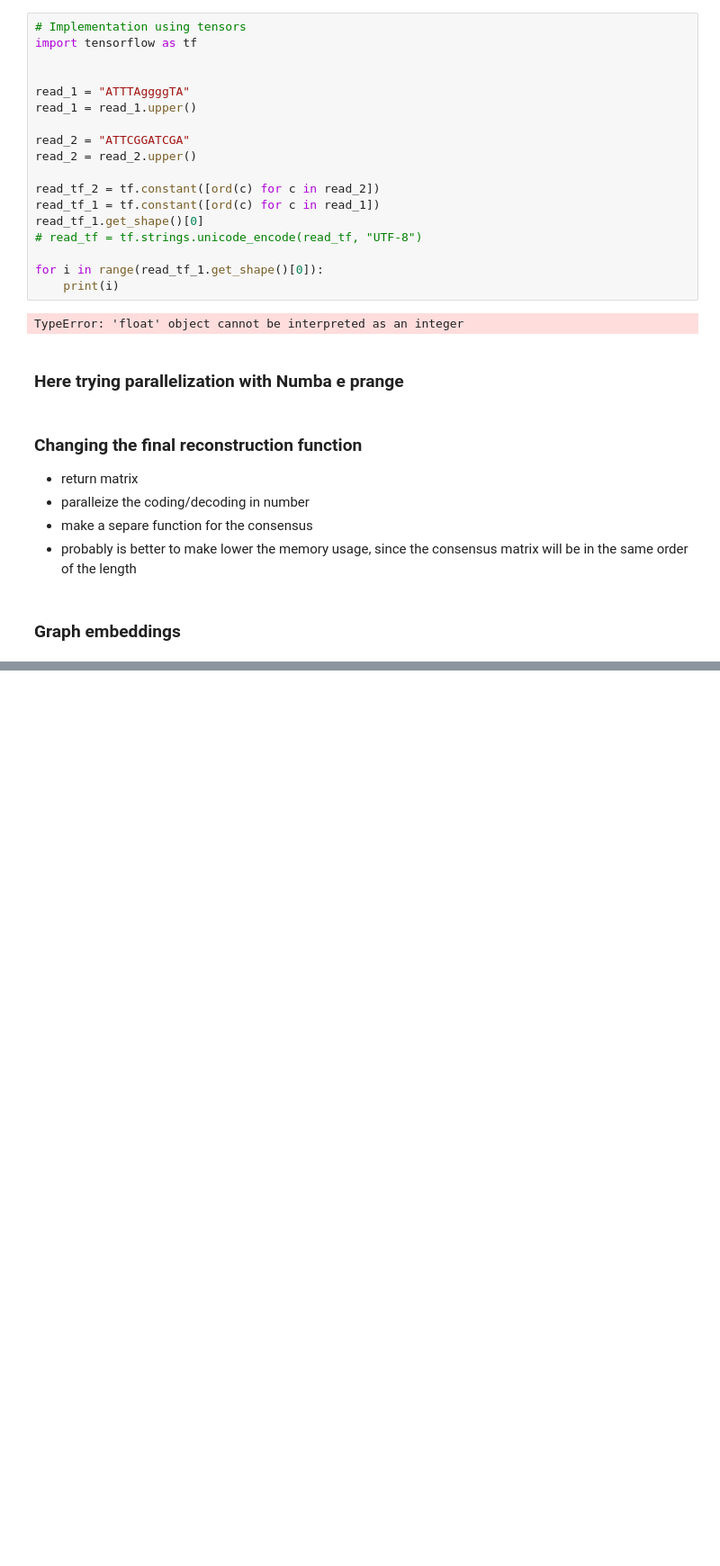
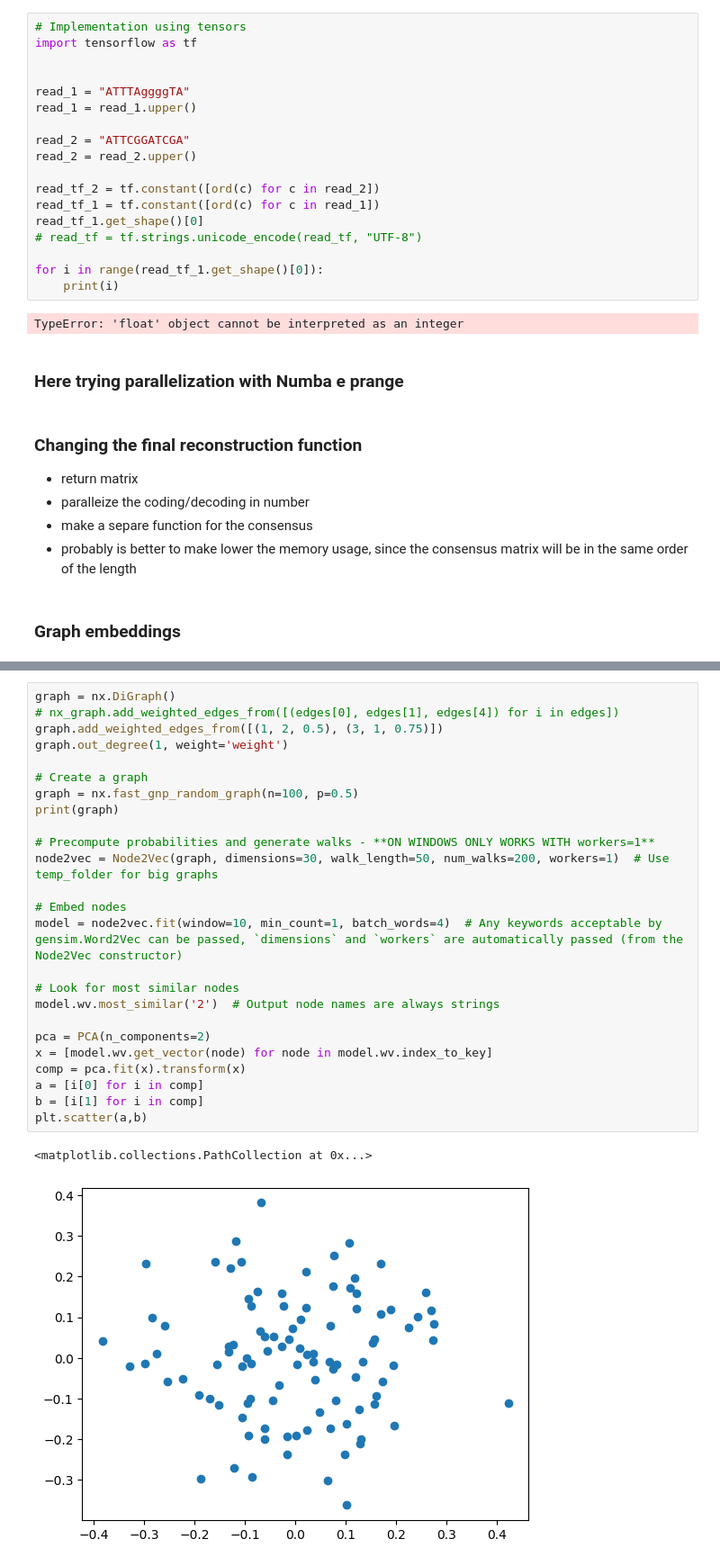
Before and after one commit to filippomirul/De_Novo_Ant_Assembly, a Jupyter notebook: Tryouts/ANT_assembly_my.ipynb, the cells around one changed output, grey strips where cells are left out. Shown: that part at 90% size. Drawn from its saved outputs; the diff is of its cells as text; blank space fills up the shorter version.

```diff
--- a/Tryouts/ANT_assembly_my.ipynb
+++ b/Tryouts/ANT_assembly_my.ipynb
@@ -106,0 +200,28 @@ NameError: name 'dist_mat' is not defined
+# %%
+graph = nx.DiGraph()
+# nx_graph.add_weighted_edges_from([(edges[0], edges[1], edges[4]) for i in edges])
+graph.add_weighted_edges_from([(1, 2, 0.5), (3, 1, 0.75)])
+graph.out_degree(1, weight='weight')
+
+# Create a graph
+graph = nx.fast_gnp_random_graph(n=100, p=0.5)
+print(graph)
+
+# Precompute probabilities and generate walks - **ON WINDOWS ONLY WORKS WITH workers=1**
+node2vec = Node2Vec(graph, dimensions=30, walk_length=50, num_walks=200, workers=1)  # Use temp_folder for big graphs
+
+# Embed nodes
+model = node2vec.fit(window=10, min_count=1, batch_words=4)  # Any keywords acceptable by gensim.Word2Vec can be passed, `dimensions` and `workers` are automatically passed (from the Node2Vec constructor)
+
+# Look for most similar nodes
+model.wv.most_similar('2')  # Output node names are always strings
+
+pca = PCA(n_components=2)
+x = [model.wv.get_vector(node) for node in model.wv.index_to_key]
+comp = pca.fit(x).transform(x)
+a = [i[0] for i in comp]
+b = [i[1] for i in comp]
+plt.scatter(a,b)
+# %% [output]
+<matplotlib.collections.PathCollection at 0x...>
+[figure, added]
```
Also changed, not shown: parts of 2 cells of this notebook, 8 other files.
